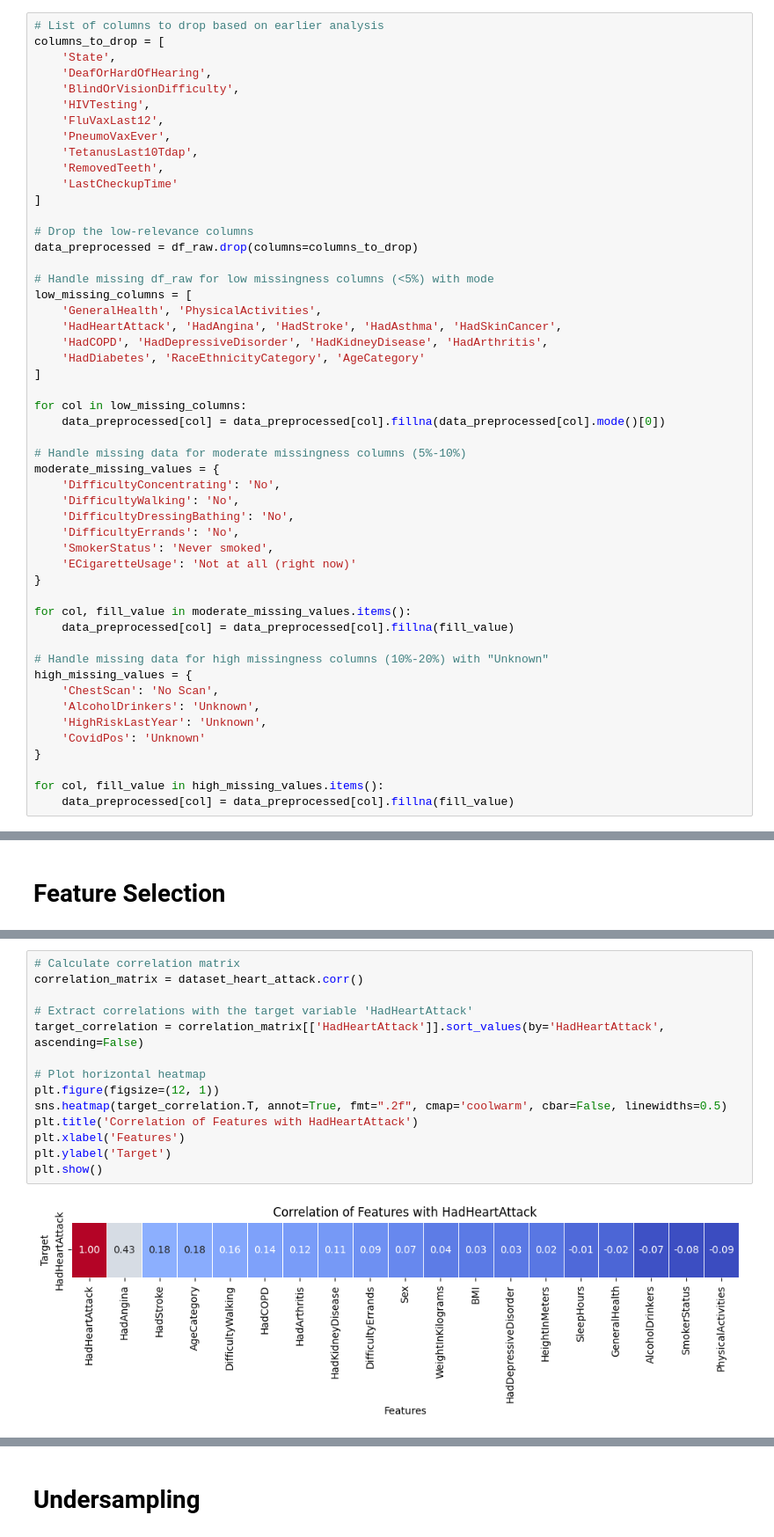
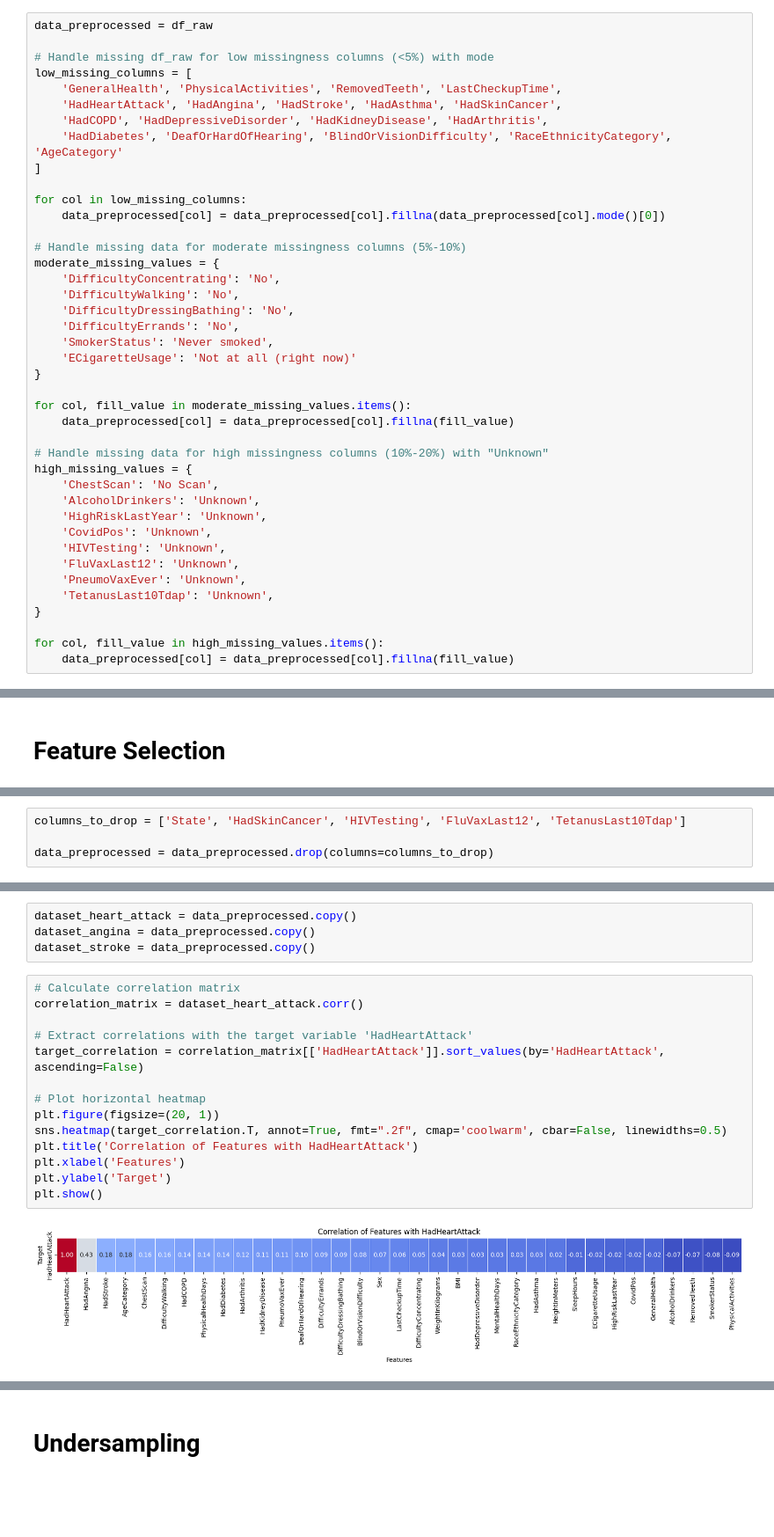
Before and after one commit to AkuSiapaHayO/Heart-Disease-Prediction, a Jupyter notebook: ALP Model/final_alp_model.ipynb, the cells around one changed output, grey strips where cells are left out. Shown at 88% size. Drawn from its saved outputs; the diff is of its cells as text; blank space fills up the shorter version.

```diff
--- a/ALP Model/final_alp_model.ipynb
+++ b/ALP Model/final_alp_model.ipynb
@@ -182,26 +181,12 @@ Column: CovidPos, Missing Data: 11.40%
 # %%
-# List of columns to drop based on earlier analysis
-columns_to_drop = [
-    'State',
-    'DeafOrHardOfHearing',
-    'BlindOrVisionDifficulty',
-    'HIVTesting',
-    'FluVaxLast12',
-    'PneumoVaxEver',
-    'TetanusLast10Tdap',
-    'RemovedTeeth',
-    'LastCheckupTime'
-]
-
-# Drop the low-relevance columns
-data_preprocessed = df_raw.drop(columns=columns_to_drop)
+data_preprocessed = df_raw
 
 # Handle missing df_raw for low missingness columns (<5%) with mode
 low_missing_columns = [
-    'GeneralHealth', 'PhysicalActivities',
+    'GeneralHealth', 'PhysicalActivities', 'RemovedTeeth', 'LastCheckupTime',
     'HadHeartAttack', 'HadAngina', 'HadStroke', 'HadAsthma', 'HadSkinCancer',
     'HadCOPD', 'HadDepressiveDisorder', 'HadKidneyDisease', 'HadArthritis',
-    'HadDiabetes', 'RaceEthnicityCategory', 'AgeCategory'
+    'HadDiabetes', 'DeafOrHardOfHearing', 'BlindOrVisionDifficulty', 'RaceEthnicityCategory', 'AgeCategory'
 ]
 
 for col in low_missing_columns:
@@ -225,7 +210,11 @@ high_missing_values = {
     'ChestScan': 'No Scan',
     'AlcoholDrinkers': 'Unknown',
     'HighRiskLastYear': 'Unknown',
-    'CovidPos': 'Unknown'
+    'CovidPos': 'Unknown',
+    'HIVTesting': 'Unknown',
+    'FluVaxLast12': 'Unknown',
+    'PneumoVaxEver': 'Unknown',
+    'TetanusLast10Tdap': 'Unknown',
 }
 
 for col, fill_value in high_missing_values.items():
@@ -363,0 +305,4 @@ Stroke Dataset Shape: (445132, 18)
+# %%
+columns_to_drop = ['State', 'HadSkinCancer', 'HIVTesting', 'FluVaxLast12', 'TetanusLast10Tdap']
+
+data_preprocessed = data_preprocessed.drop(columns=columns_to_drop)
@@ -364,16 +311,20 @@ Stroke Dataset Shape: (445132, 18)
+# %%
+dataset_heart_attack = data_preprocessed.copy()
+dataset_angina = data_preprocessed.copy()
+dataset_stroke = data_preprocessed.copy()
 # %%
 # Calculate correlation matrix
 correlation_matrix = dataset_heart_attack.corr()
 
 # Extract correlations with the target variable 'HadHeartAttack'
 target_correlation = correlation_matrix[['HadHeartAttack']].sort_values(by='HadHeartAttack', ascending=False)
 
 # Plot horizontal heatmap
-plt.figure(figsize=(12, 1))
+plt.figure(figsize=(20, 1))
 sns.heatmap(target_correlation.T, annot=True, fmt=".2f", cmap='coolwarm', cbar=False, linewidths=0.5)
 plt.title('Correlation of Features with HadHeartAttack')
 plt.xlabel('Features')
 plt.ylabel('Target')
 plt.show()
 # %% [output]
-[figure, old version]
+[figure, new version]
```
Also changed, not shown: parts of 35 cells of this notebook, 12 other files.
